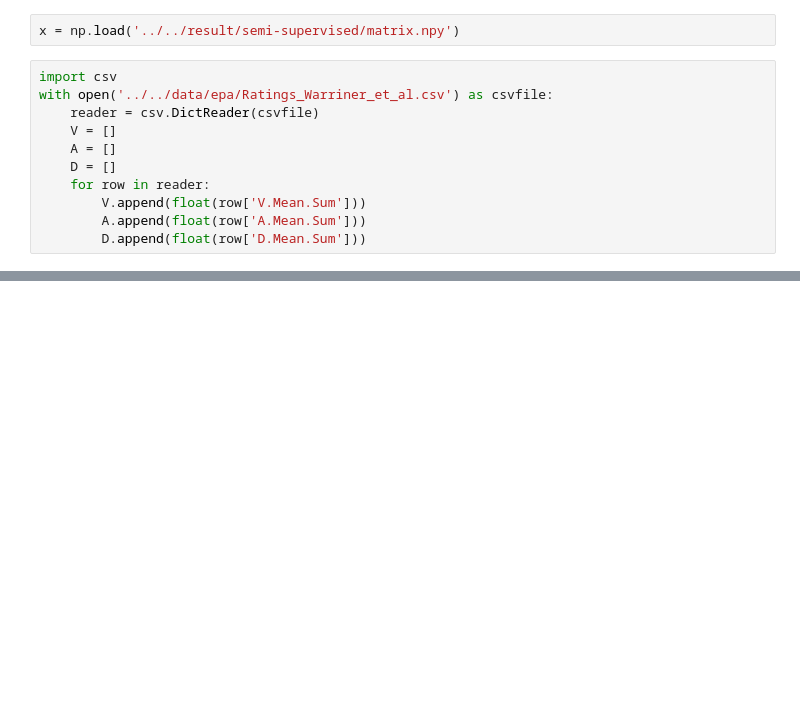
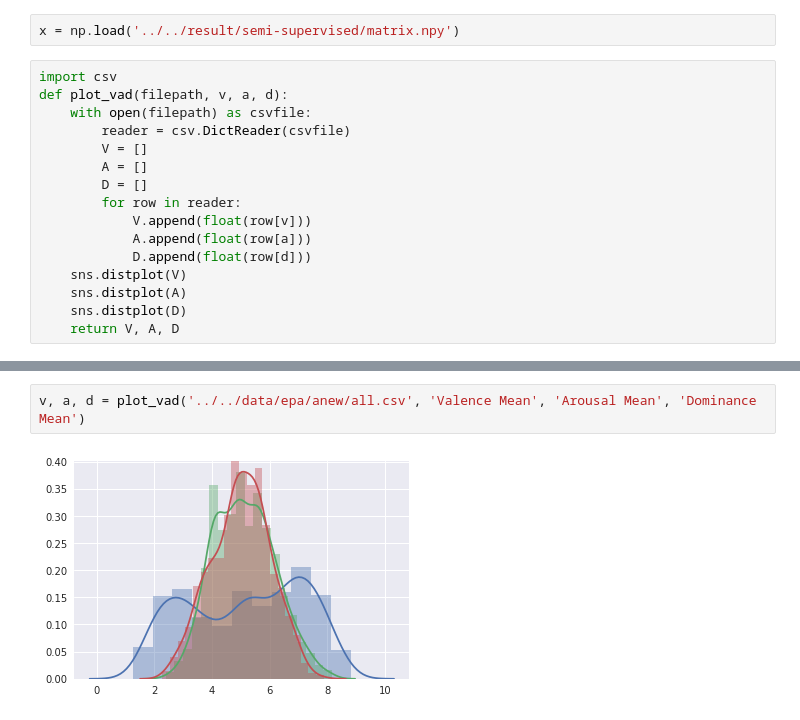
Before and after one commit to jiaojiaoloveu/WordEmbedding-SubCulture, a Jupyter notebook: src/semi_supervised/plot_epa.ipynb, the cells around one changed output, grey strips where cells are left out. Drawn from its saved outputs; the diff is of its cells as text; blank space fills up the shorter version.

```diff
--- a/src/semi_supervised/plot_epa.ipynb
+++ b/src/semi_supervised/plot_epa.ipynb
@@ -42,12 +42,17 @@ plot(voc, 'A')
 x = np.load('../../result/semi-supervised/matrix.npy')
 # %%
 import csv
-with open('../../data/epa/Ratings_Warriner_et_al.csv') as csvfile:
-    reader = csv.DictReader(csvfile)
-    V = []
-    A = []
-    D = []
-    for row in reader:
-        V.append(float(row['V.Mean.Sum']))
-        A.append(float(row['A.Mean.Sum']))
-        D.append(float(row['D.Mean.Sum']))
+def plot_vad(filepath, v, a, d):
+    with open(filepath) as csvfile:
+        reader = csv.DictReader(csvfile)
+        V = []
+        A = []
+        D = []
+        for row in reader:
+            V.append(float(row[v]))
+            A.append(float(row[a]))
+            D.append(float(row[d]))
+    sns.distplot(V)
+    sns.distplot(A)
+    sns.distplot(D)
+    return V, A, D
@@ -64,0 +63,4 @@ sns.distplot(D)
+# %%
+v, a, d = plot_vad('../../data/epa/anew/all.csv', 'Valence Mean', 'Arousal Mean', 'Dominance Mean')
+# %% [output]
+[figure, added]
```
Also changed, not shown: parts of 6 cells of this notebook, 1 other file.
